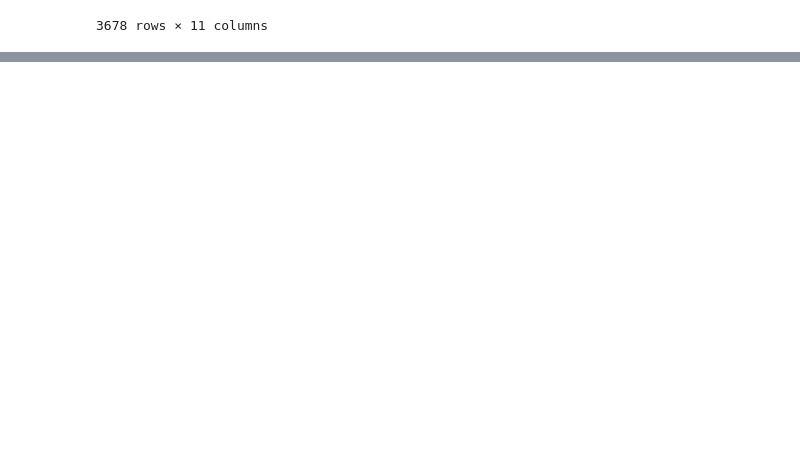
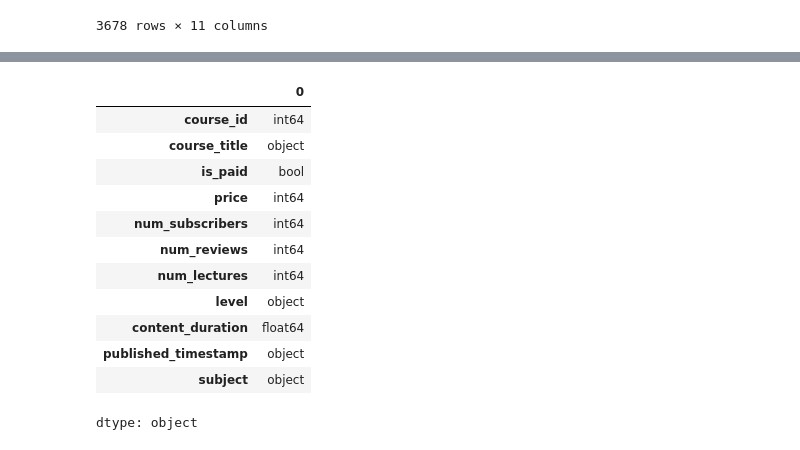
Before and after one commit to tangannbelang/machineLearningTimedoor, a Jupyter notebook: Recommendation_system.ipynb, the cells around one changed output, grey strips where cells are left out. Cells and saved outputs as stored; diff of their text form; code cells hidden in the pictures; blank space fills up the shorter version.

```diff
--- a/Recommendation_system.ipynb
+++ b/Recommendation_system.ipynb
@@ -31,0 +46,16 @@ data
+# %%
+data.dtypes
+# %% [output]
+|  | 0 |
+| course_id | int64 |
+| course_title | object |
+| is_paid | bool |
+| price | int64 |
+| num_subscribers | int64 |
+| num_reviews | int64 |
+| num_lectures | int64 |
+| level | object |
+| content_duration | float64 |
+| published_timestamp | object |
+| subject | object |
+dtype: object
```
Also changed, not shown: parts of 5 cells of this notebook.
